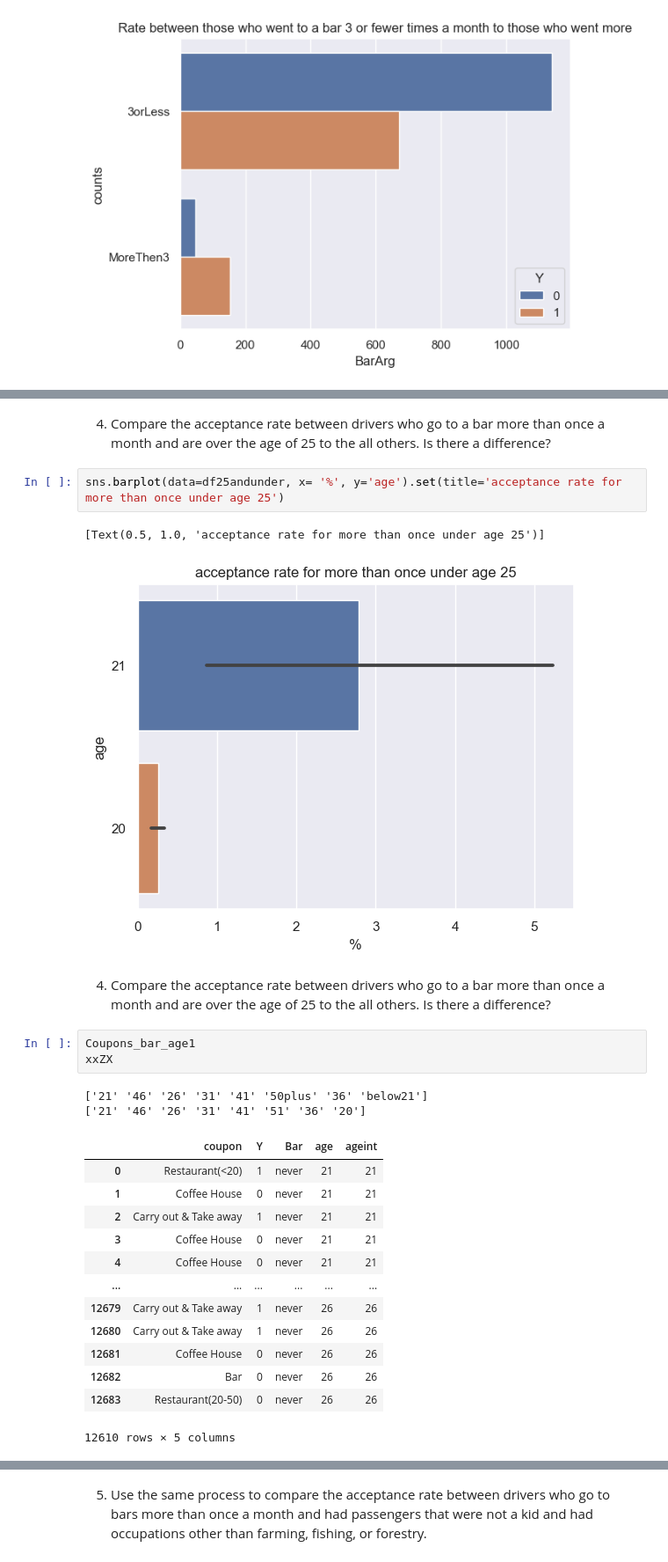
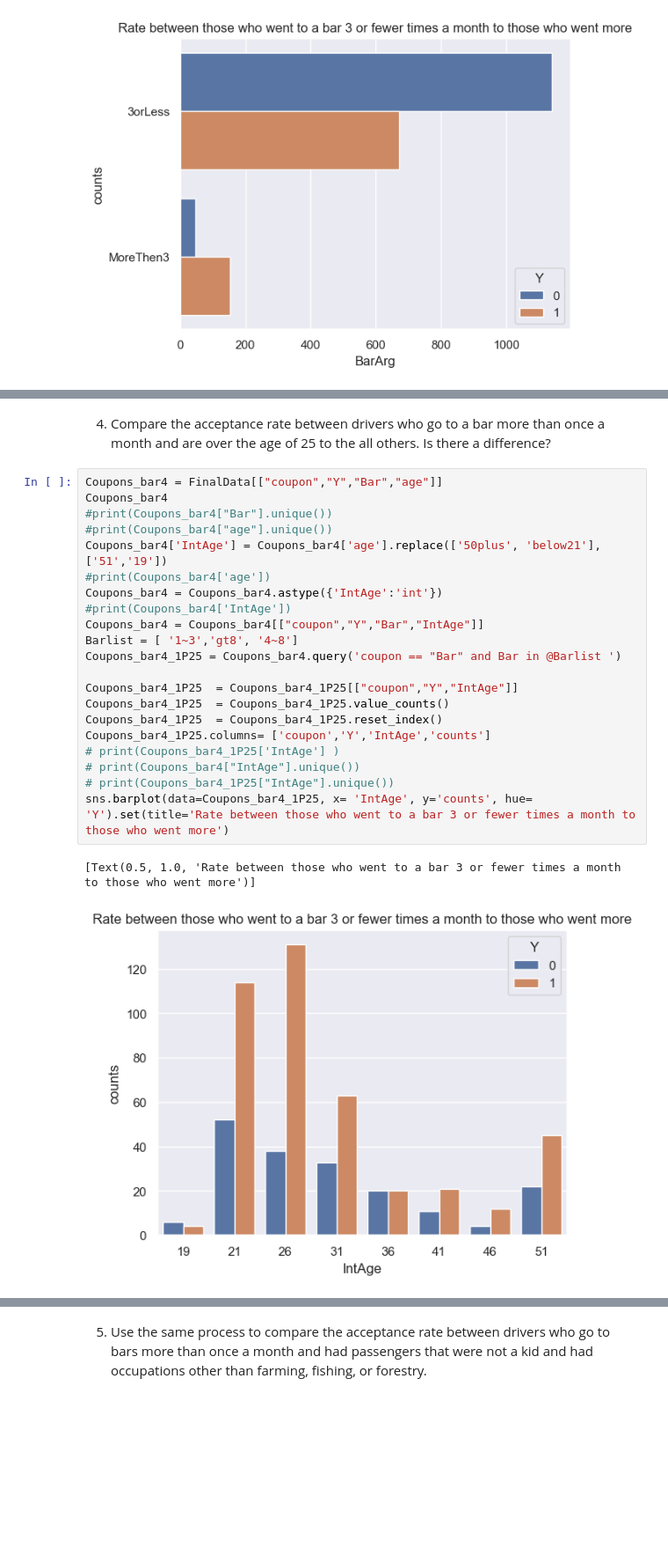
Before and after one commit to rvadavia/Testing-Git-for-UBC--ML, a Jupyter notebook: Assignment 5.1.ipynb, the cells around one changed output, grey strips where cells are left out. Shown: that part at 88% size. Cells and saved outputs as stored; diff of their text form; blank space fills up the shorter version.

```diff
--- a/Assignment 5.1.ipynb
+++ b/Assignment 5.1.ipynb
@@ -287,29 +280,27 @@ sns.barplot(data=Coupons_bar_3orLess_count, x= 'BarArg', y='counts', hue= 'Y').s
-# %% [markdown]
-4. Compare the acceptance rate between drivers who go to a bar more than once a month and are over the age of 25 to the all others.  Is there a difference?
-# %%
-sns.barplot(data=df25andunder, x= '%', y='age').set(title='acceptance rate for more than once under age 25')
-# %% [output]
-[Text(0.5, 1.0, 'acceptance rate for more than once under age 25')]
-[figure, removed]
 # %% [markdown]
 4. Compare the acceptance rate between drivers who go to a bar more than once a month and are over the age of 25 to the all others. Is there a difference?
-# %%
-Coupons_bar_age1
-xxZX
-# %% [output]
-['21' '46' '26' '31' '41' '50plus' '36' 'below21']
-['21' '46' '26' '31' '41' '51' '36' '20']
-|  | coupon | Y | Bar | age | ageint |
-| 0 | Restaurant(<20) | 1 | never | 21 | 21 |
-| 1 | Coffee House | 0 | never | 21 | 21 |
-| 2 | Carry out & Take away | 1 | never | 21 | 21 |
-| 3 | Coffee House | 0 | never | 21 | 21 |
-| 4 | Coffee House | 0 | never | 21 | 21 |
-| ... | ... | ... | ... | ... | ... |
-| 12679 | Carry out & Take away | 1 | never | 26 | 26 |
-| 12680 | Carry out & Take away | 1 | never | 26 | 26 |
-| 12681 | Coffee House | 0 | never | 26 | 26 |
-| 12682 | Bar | 0 | never | 26 | 26 |
-| 12683 | Restaurant(20-50) | 0 | never | 26 | 26 |
-12610 rows × 5 columns
+# %%
+Coupons_bar4 = FinalData[["coupon","Y","Bar","age"]]
+Coupons_bar4
+#print(Coupons_bar4["Bar"].unique())
+#print(Coupons_bar4["age"].unique())
+Coupons_bar4['IntAge'] = Coupons_bar4['age'].replace(['50plus', 'below21'], ['51','19'])
+#print(Coupons_bar4['age'])
+Coupons_bar4 = Coupons_bar4.astype({'IntAge':'int'})
+#print(Coupons_bar4['IntAge'])
+Coupons_bar4 = Coupons_bar4[["coupon","Y","Bar","IntAge"]]
+Barlist = [ '1~3','gt8', '4~8']
+Coupons_bar4_1P25 = Coupons_bar4.query('coupon == "Bar" and Bar in @Barlist ')
+
+Coupons_bar4_1P25  = Coupons_bar4_1P25[["coupon","Y","IntAge"]]
+Coupons_bar4_1P25  = Coupons_bar4_1P25.value_counts()
+Coupons_bar4_1P25  = Coupons_bar4_1P25.reset_index()
+Coupons_bar4_1P25.columns= ['coupon','Y','IntAge','counts']
+# print(Coupons_bar4_1P25['IntAge'] )
+# print(Coupons_bar4["IntAge"].unique())
+# print(Coupons_bar4_1P25["IntAge"].unique())
+sns.barplot(data=Coupons_bar4_1P25, x= 'IntAge', y='counts', hue= 'Y').set(title='Rate between those who went to a bar 3 or fewer times a month to those who went more')
+# %% [output]
+[Text(0.5, 1.0, 'Rate between those who went to a bar 3 or fewer times a month to those who went more')]
+[figure, added]
 # %% [markdown]
```
Also changed, not shown: parts of 13 cells of this notebook.
